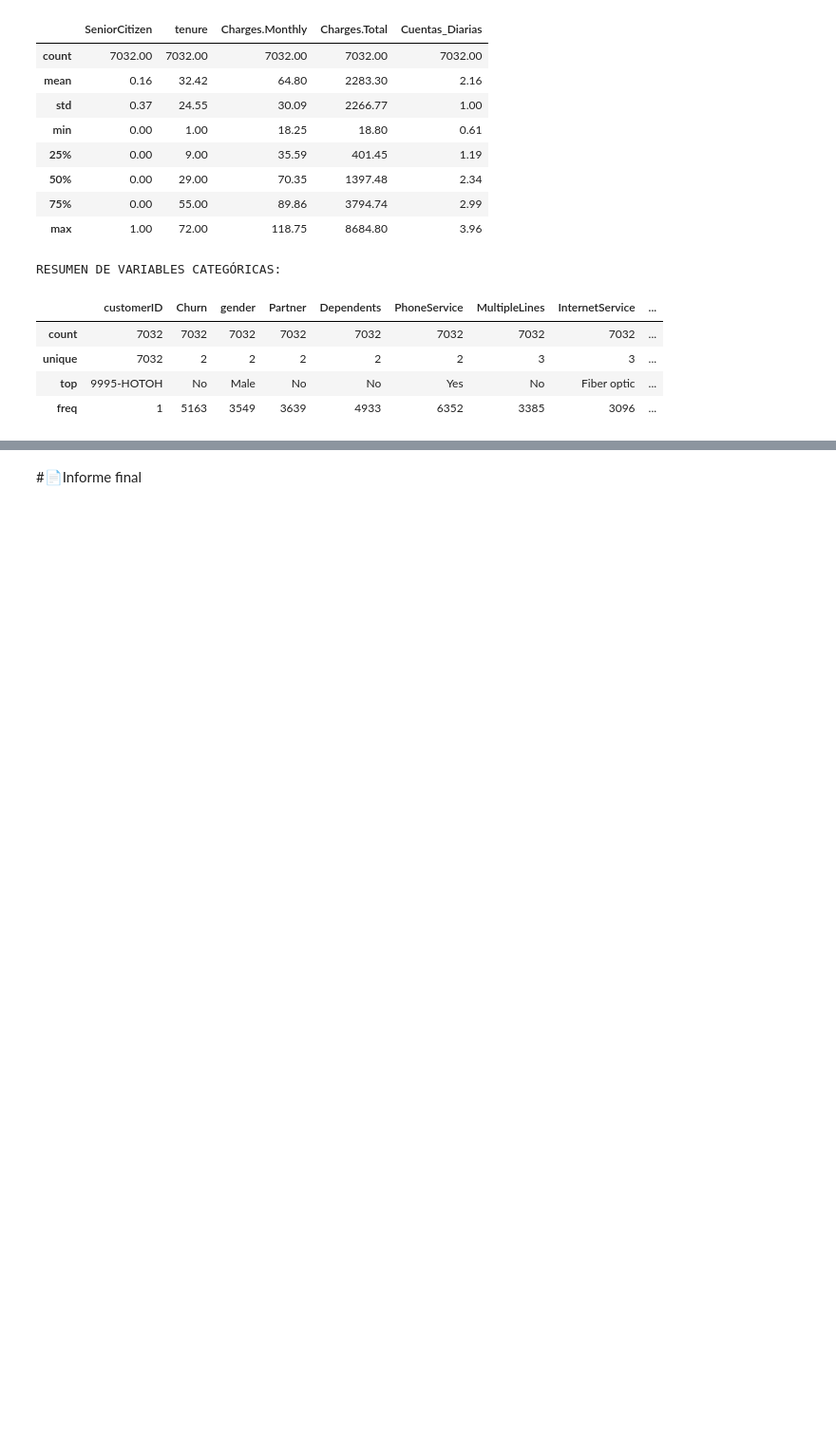
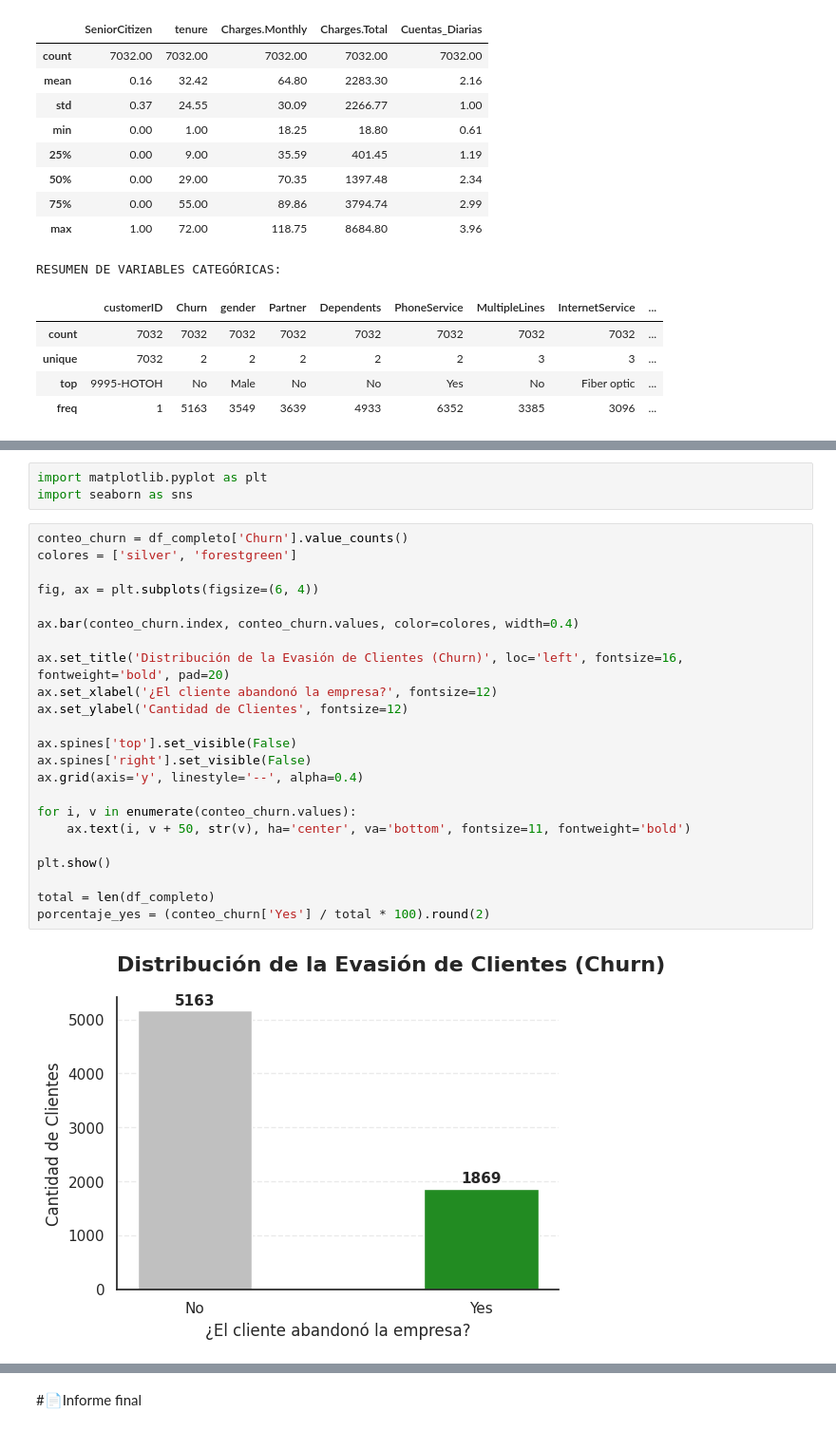
Before and after one commit to Nicolas9529/challenge2-data-science-LATAM, a Jupyter notebook: TelecomX_LATAM.ipynb, the cells around one changed output, grey strips where cells are left out. Shown at 95% size. Saved outputs shown, nothing was run; the diff lists cells and outputs as text; blank space fills up the shorter version.

```diff
--- a/TelecomX_LATAM.ipynb
+++ b/TelecomX_LATAM.ipynb
@@ -220,0 +229,28 @@ RESUMEN DE VARIABLES CATEGÓRICAS:
+# %%
+import matplotlib.pyplot as plt
+import seaborn as sns
+# %%
+conteo_churn = df_completo['Churn'].value_counts()
+colores = ['silver', 'forestgreen']
+
+fig, ax = plt.subplots(figsize=(6, 4))
+
+ax.bar(conteo_churn.index, conteo_churn.values, color=colores, width=0.4)
+
+ax.set_title('Distribución de la Evasión de Clientes (Churn)', loc='left', fontsize=16, fontweight='bold', pad=20)
+ax.set_xlabel('¿El cliente abandonó la empresa?', fontsize=12)
+ax.set_ylabel('Cantidad de Clientes', fontsize=12)
+
+ax.spines['top'].set_visible(False)
+ax.spines['right'].set_visible(False)
+ax.grid(axis='y', linestyle='--', alpha=0.4)
+
+for i, v in enumerate(conteo_churn.values):
+    ax.text(i, v + 50, str(v), ha='center', va='bottom', fontsize=11, fontweight='bold')
+
+plt.show()
+
+total = len(df_completo)
+porcentaje_yes = (conteo_churn['Yes'] / total * 100).round(2)
+# %% [output]
+[figure, added]
```
Also changed, not shown: parts of 34 cells of this notebook.
